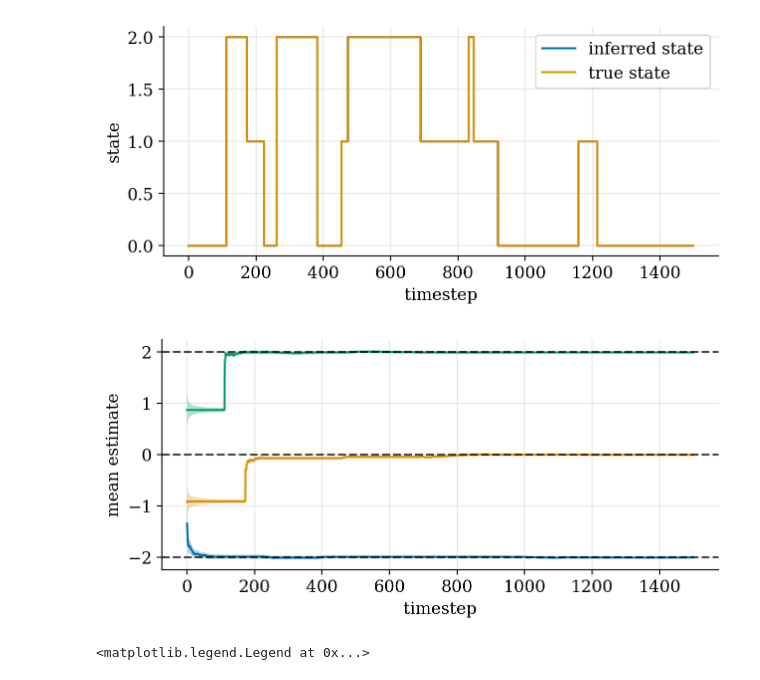
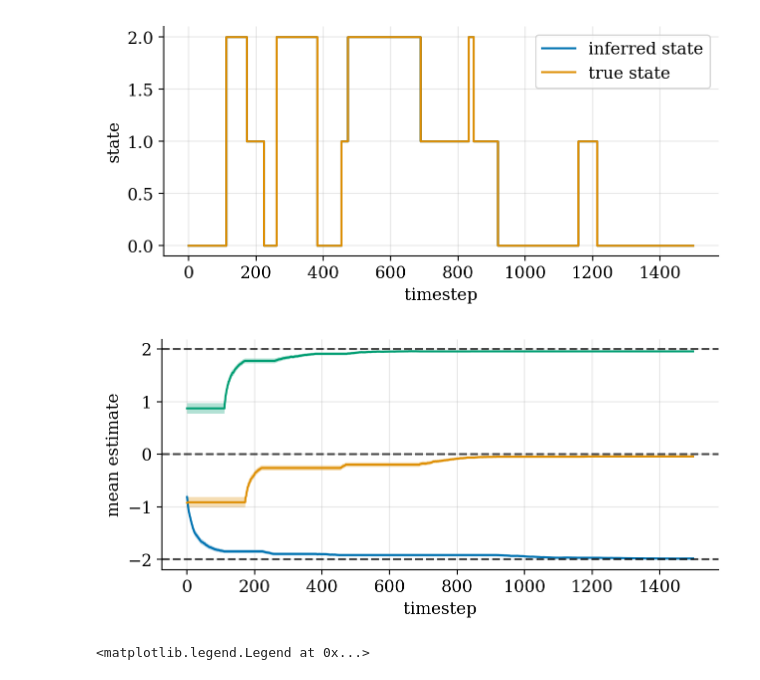
Before and after one commit to gerdm/bayes, a Jupyter notebook: infinite-hmm.ipynb, the cells around one changed output. Saved outputs shown, nothing was run; the diff lists cells and outputs as text; code cells hidden in the pictures.

```diff
--- a/infinite-hmm.ipynb
+++ b/infinite-hmm.ipynb
@@ -259,7 +259,7 @@ def step_optimal(bel, xs, cfg):
 # %%
 n_particles = 1
 mean_init = jnp.array([0.0])
-var_init = jnp.array([0.05])
+var_init = jnp.array([0.05]) ** 2
 
 key_init, key_eval = jax.random.split(key_run)
 bel_init = ParticleState.init(key_init, mean_init, var_init, n_particles, n_regimes, n_steps)
@@ -312,17 +312,17 @@ plt.grid(alpha=0.3)
 # %%
 colors = sns.color_palette()
 for i, mean in enumerate(means):
     mean_i = hist_mean[:, i]
     std_i = hist_std[:, i]
-    lbound, ubound = mean_i - 2 * std, mean_i + 2 * std
+    lbound, ubound = mean_i - 2 * std_i, mean_i + 2 * std_i
     plt.plot(timesteps, mean_i, c=colors[i])
     plt.fill_between(timesteps, lbound, ubound, alpha=0.3)
     plt.axhline(y=mean, c="black", linestyle="--", alpha=0.7)
 plt.ylabel("mean estimate")
 plt.xlabel("timestep")
 plt.grid(alpha=0.3)
 # %% [output]
-[figure, old version]
+[figure, new version]
 # %%
 regimes_est_count = jax.nn.one_hot(bel_final.regime, 3).cumsum(axis=1).squeeze()
 regimes_true_count = jax.nn.one_hot(states, 3).cumsum(axis=0)
```
Also changed, not shown: parts of 1 cell of this notebook.
